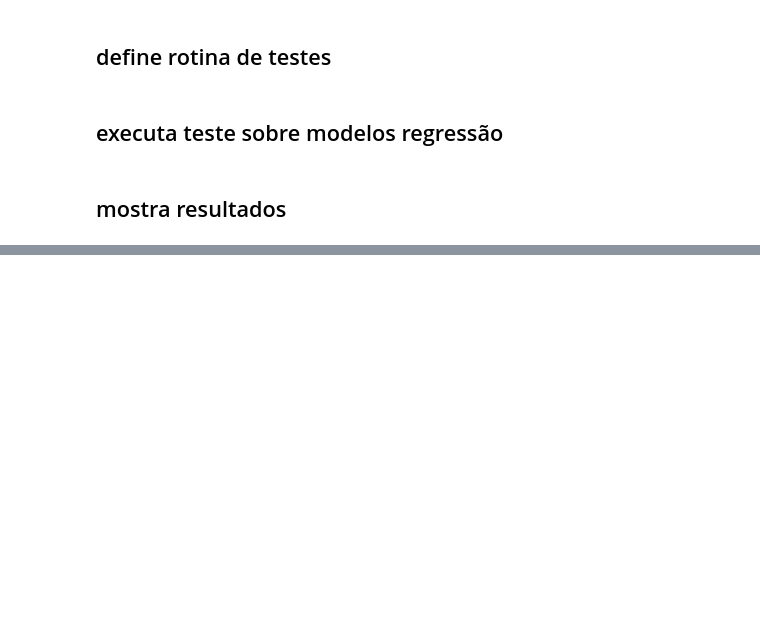
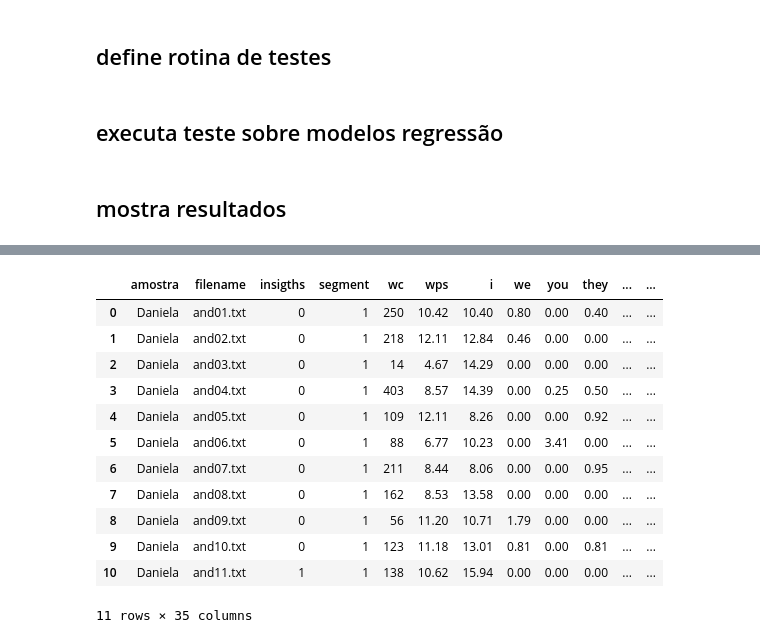
Before and after one commit to heukirne/insights-analysis, a Jupyter notebook: modelos_de_predicao.ipynb, the cells around one changed output, grey strips where cells are left out. Drawn from its saved outputs; the diff is of its cells as text; code cells hidden in the pictures; blank space fills up the shorter version.

```diff
--- a/modelos_de_predicao.ipynb
+++ b/modelos_de_predicao.ipynb
@@ -101,0 +132,16 @@ plt.show()
+# %%
+insights_data.head(11)
+# %% [output]
+|  | amostra | filename | insigths | segment | wc | wps | i | we | you | they | ... | ... |
+| 0 | Daniela | and01.txt | 0 | 1 | 250 | 10.42 | 10.40 | 0.80 | 0.00 | 0.40 | ... | ... |
+| 1 | Daniela | and02.txt | 0 | 1 | 218 | 12.11 | 12.84 | 0.46 | 0.00 | 0.00 | ... | ... |
+| 2 | Daniela | and03.txt | 0 | 1 | 14 | 4.67 | 14.29 | 0.00 | 0.00 | 0.00 | ... | ... |
+| 3 | Daniela | and04.txt | 0 | 1 | 403 | 8.57 | 14.39 | 0.00 | 0.25 | 0.50 | ... | ... |
+| 4 | Daniela | and05.txt | 0 | 1 | 109 | 12.11 | 8.26 | 0.00 | 0.00 | 0.92 | ... | ... |
+| 5 | Daniela | and06.txt | 0 | 1 | 88 | 6.77 | 10.23 | 0.00 | 3.41 | 0.00 | ... | ... |
+| 6 | Daniela | and07.txt | 0 | 1 | 211 | 8.44 | 8.06 | 0.00 | 0.00 | 0.95 | ... | ... |
+| 7 | Daniela | and08.txt | 0 | 1 | 162 | 8.53 | 13.58 | 0.00 | 0.00 | 0.00 | ... | ... |
+| 8 | Daniela | and09.txt | 0 | 1 | 56 | 11.20 | 10.71 | 1.79 | 0.00 | 0.00 | ... | ... |
+| 9 | Daniela | and10.txt | 0 | 1 | 123 | 11.18 | 13.01 | 0.81 | 0.00 | 0.81 | ... | ... |
+| 10 | Daniela | and11.txt | 1 | 1 | 138 | 10.62 | 15.94 | 0.00 | 0.00 | 0.00 | ... | ... |
+11 rows × 35 columns
```
Also changed, not shown: parts of 15 cells of this notebook.
